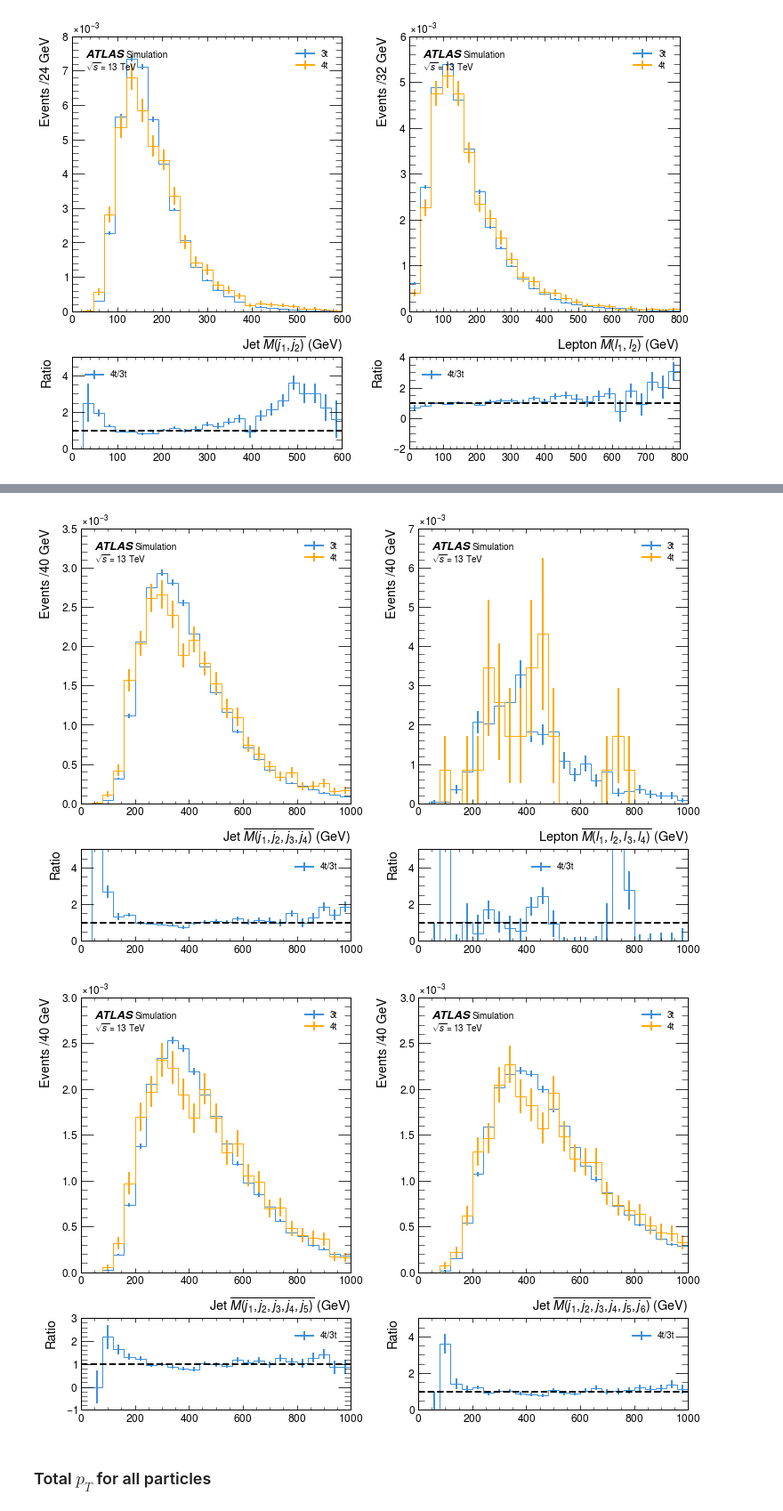
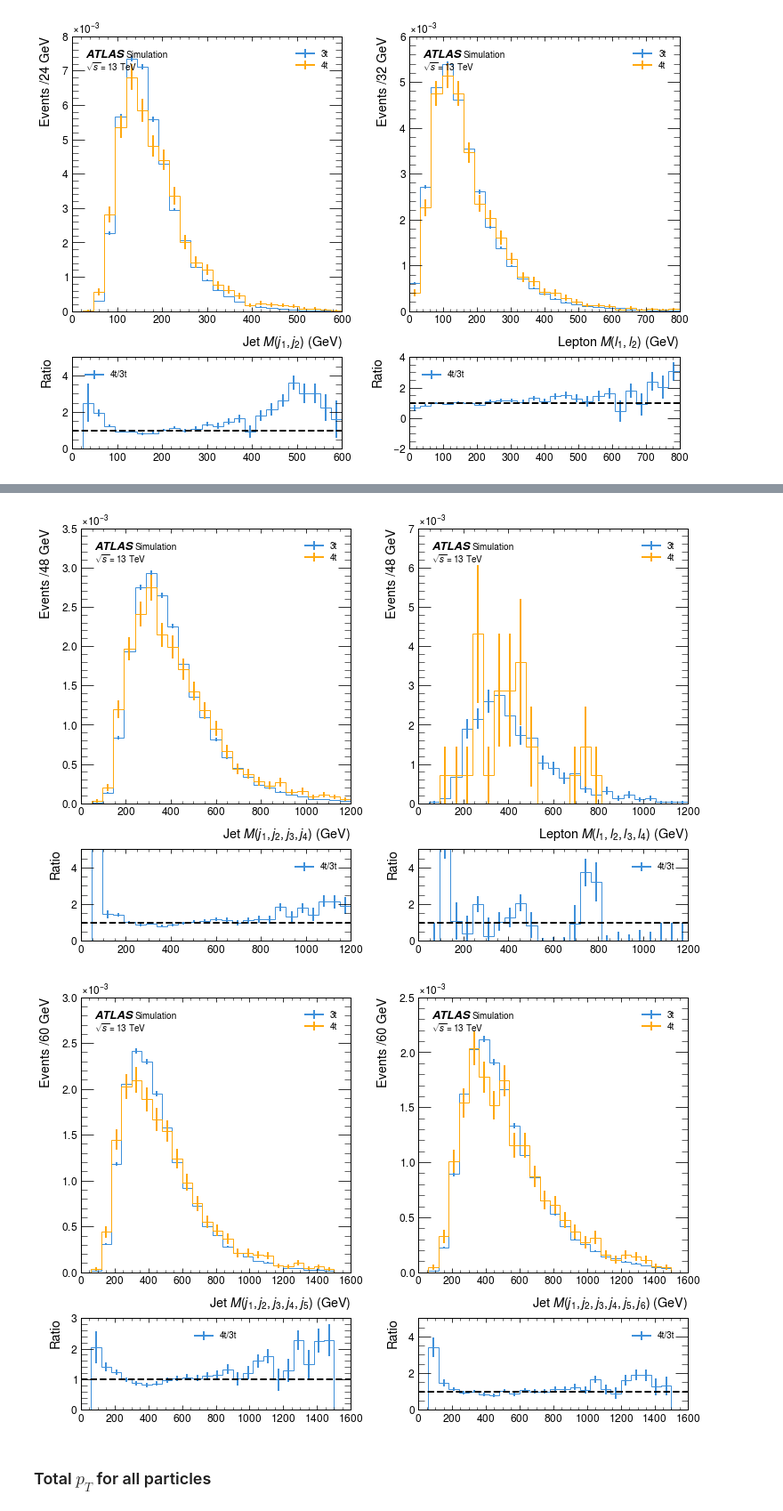
Before and after one commit to archiebrooks02/MPHYS-4Top, a Jupyter notebook: reco_level_high_level.ipynb, the cells around one changed output, grey strips where cells are left out. Shown at 89% size. Drawn from its saved outputs; the diff is of its cells as text; code cells hidden in the pictures.

```diff
--- a/reco_level_high_level.ipynb
+++ b/reco_level_high_level.ipynb
@@ -346,23 +352,23 @@ plt.show()
 # %%
 fig, ax = plt.subplots(2,2,gridspec_kw={'height_ratios':[3,1]}, figsize=(12,8))
-histogram([jet_quad_masses_3t/1000, jet_quad_masses_4t/1000], 25, ['3t','4t'], ax[0,0], ratio=True, ratio_axes=ax[1,0], density=True, x_units='GeV', set_range=(0,1000))
-ax[0,0].set_xlabel(r'Jet $\overline{M(j_1,j_2, j_3, j_4)}$ (GeV)')
-histogram([lepton_quad_masses_3t/1000, lepton_quad_masses_4t/1000], 25, ['3t','4t'], ax[0,1], ratio=True, ratio_axes=ax[1,1], density=True, x_units='GeV', set_range=(0,1000))
-ax[0,1].set_xlabel(r'Lepton $\overline{M(l_1,l_2, l_3, l_4)}$ (GeV)')
+histogram([jet_quad_masses_3t/1000, jet_quad_masses_4t/1000], 25, ['3t','4t'], ax[0,0], ratio=True, ratio_axes=ax[1,0], density=True, x_units='GeV', set_range=(0,1200))
+ax[0,0].set_xlabel(r'Jet ${M(j_1,j_2, j_3, j_4)}$ (GeV)')
+histogram([lepton_quad_masses_3t/1000, lepton_quad_masses_4t/1000], 25, ['3t','4t'], ax[0,1], ratio=True, ratio_axes=ax[1,1], density=True, x_units='GeV', set_range=(0,1200))
+ax[0,1].set_xlabel(r'Lepton ${M(l_1,l_2, l_3, l_4)}$ (GeV)')
 plt.subplots_adjust(hspace=0.25, wspace=0.25)
 plt.show()
 # %% [output]
-[figure, old version]
+[figure, new version]
 # %%
 fig, ax = plt.subplots(2,2,gridspec_kw={'height_ratios':[3,1]}, figsize=(12,8))
-histogram([jet_5_masses_3t/1000, jet_5_masses_4t/1000], 25, ['3t','4t'], ax[0,0], ratio=True, ratio_axes=ax[1,0], density=True, x_units='GeV', set_range=(0,1000))
-ax[0,0].set_xlabel(r'Jet $\overline{M(j_1,j_2, j_3, j_4, j_5)}$ (GeV)')
-histogram([jet_6_masses_3t/1000, jet_6_masses_4t/1000], 25, ['3t','4t'], ax[0,1], ratio=True, ratio_axes=ax[1,1], density=True, x_units='GeV', set_range=(0,1000))
-ax[0,1].set_xlabel(r'Jet $\overline{M(j_1,j_2, j_3, j_4, j_5, j_6)}$ (GeV)')
+histogram([jet_5_masses_3t/1000, jet_5_masses_4t/1000], 25, ['3t','4t'], ax[0,0], ratio=True, ratio_axes=ax[1,0], density=True, x_units='GeV', set_range=(0,1500))
+ax[0,0].set_xlabel(r'Jet ${M(j_1,j_2, j_3, j_4, j_5)}$ (GeV)')
+histogram([jet_6_masses_3t/1000, jet_6_masses_4t/1000], 25, ['3t','4t'], ax[0,1], ratio=True, ratio_axes=ax[1,1], density=True, x_units='GeV', set_range=(0,1500))
+ax[0,1].set_xlabel(r'Jet ${M(j_1,j_2, j_3, j_4, j_5, j_6)}$ (GeV)')
 plt.subplots_adjust(hspace=0.25, wspace=0.25)
 plt.show()
 # %% [output]
-[figure, old version]
+[figure, new version]
 # %% [markdown]
 ### Total $p_T$ for all particles
 # %%
```
Also changed, not shown: parts of 8 cells of this notebook.
